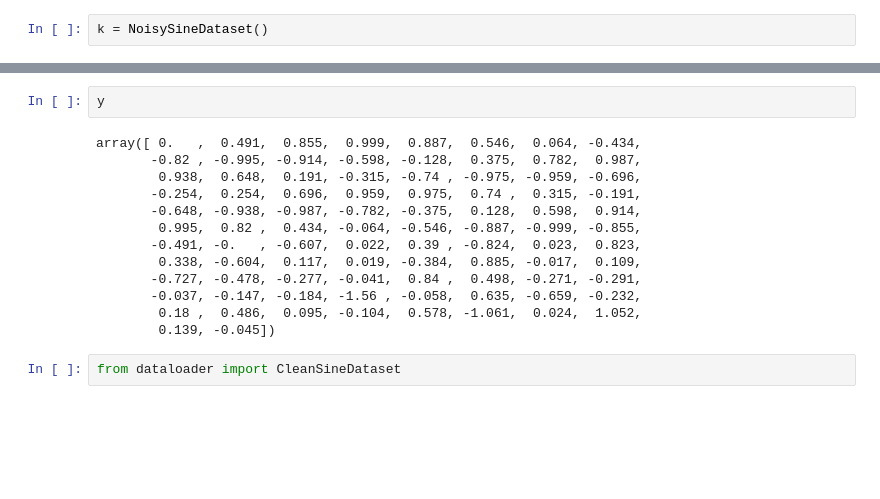
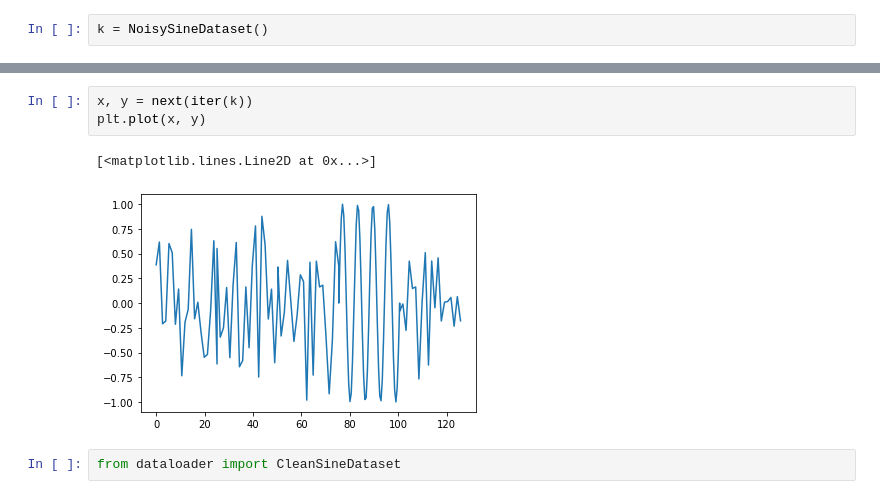
Before and after one commit to sen-pai/Sub-Sequence-Segmentation, a Jupyter notebook: plotting_curves.ipynb, the cells around one changed output, grey strips where cells are left out. Cells and saved outputs as stored; diff of their text form; blank space fills up the shorter version.

```diff
--- a/plotting_curves.ipynb
+++ b/plotting_curves.ipynb
@@ -49,18 +59,9 @@ plt.plot(x, y)
-# %%
-y
-# %% [output]
-array([ 0.   ,  0.491,  0.855,  0.999,  0.887,  0.546,  0.064, -0.434,
-       -0.82 , -0.995, -0.914, -0.598, -0.128,  0.375,  0.782,  0.987,
-        0.938,  0.648,  0.191, -0.315, -0.74 , -0.975, -0.959, -0.696,
-       -0.254,  0.254,  0.696,  0.959,  0.975,  0.74 ,  0.315, -0.191,
-       -0.648, -0.938, -0.987, -0.782, -0.375,  0.128,  0.598,  0.914,
-        0.995,  0.82 ,  0.434, -0.064, -0.546, -0.887, -0.999, -0.855,
-       -0.491, -0.   , -0.607,  0.022,  0.39 , -0.824,  0.023,  0.823,
-        0.338, -0.604,  0.117,  0.019, -0.384,  0.885, -0.017,  0.109,
-       -0.727, -0.478, -0.277, -0.041,  0.84 ,  0.498, -0.271, -0.291,
-       -0.037, -0.147, -0.184, -1.56 , -0.058,  0.635, -0.659, -0.232,
-        0.18 ,  0.486,  0.095, -0.104,  0.578, -1.061,  0.024,  1.052,
-        0.139, -0.045])
+# %%
+x, y = next(iter(k))
+plt.plot(x, y)
+# %% [output]
+[<matplotlib.lines.Line2D at 0x...>]
+[figure, added]
 # %%
 from dataloader import CleanSineDataset
 # %%
```
Also changed, not shown: parts of 5 cells of this notebook, 2 other files.
